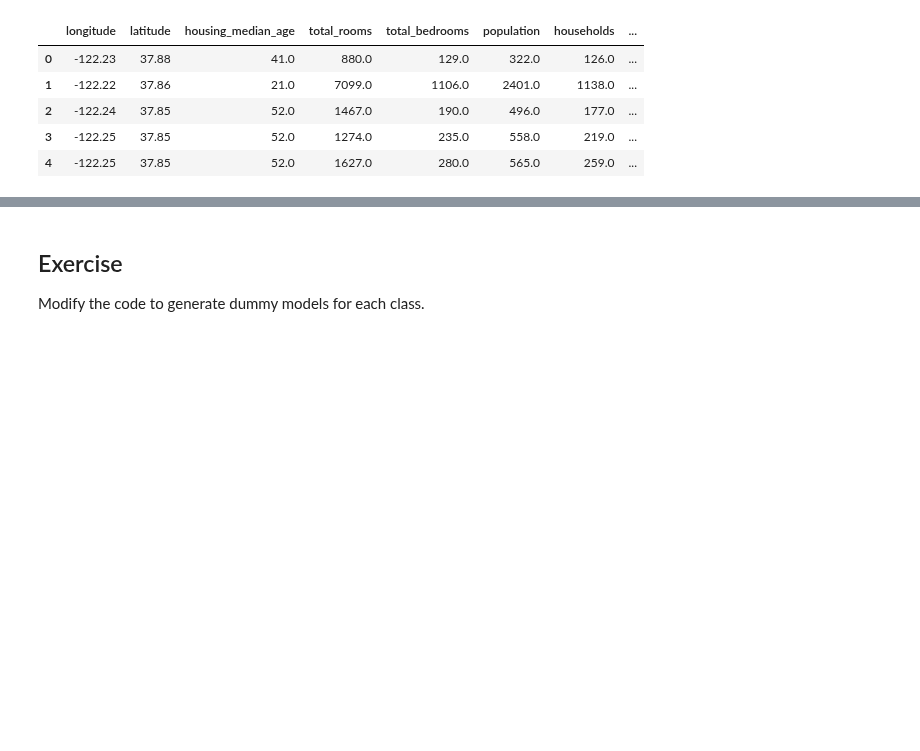
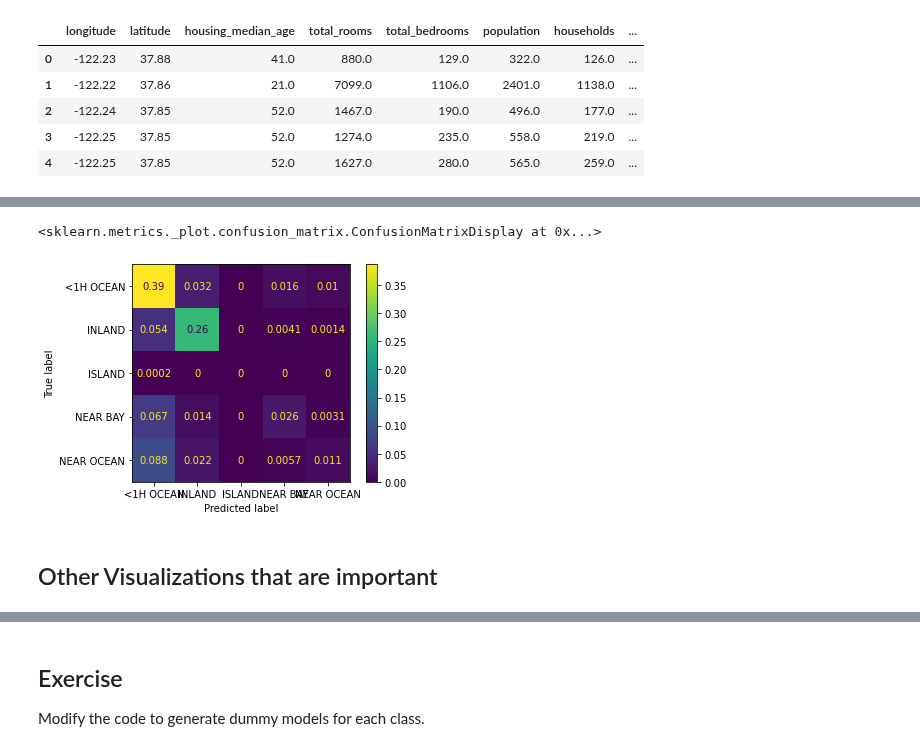
Before and after one commit to JesperDramsch/data-science-gui.de, a Jupyter notebook: notebooks/43 - Machine learning fairness.ipynb, the cells around one changed output, grey strips where cells are left out. Cells and saved outputs as stored; diff of their text form; code cells hidden in the pictures; blank space fills up the shorter version.

```diff
--- a/notebooks/43 - Machine learning fairness.ipynb
+++ b/notebooks/43 - Machine learning fairness.ipynb
@@ -76,0 +112,7 @@ Error in Test
+# %%
+plot_confusion_matrix(model, x_test, y_test, normalize="all")
+# %% [output]
+<sklearn.metrics._plot.confusion_matrix.ConfusionMatrixDisplay at 0x...>
+[figure, added]
+# %% [markdown]
+## Other Visualizations that are important
```
Also changed, not shown: parts of 17 cells of this notebook, 1 other file.
